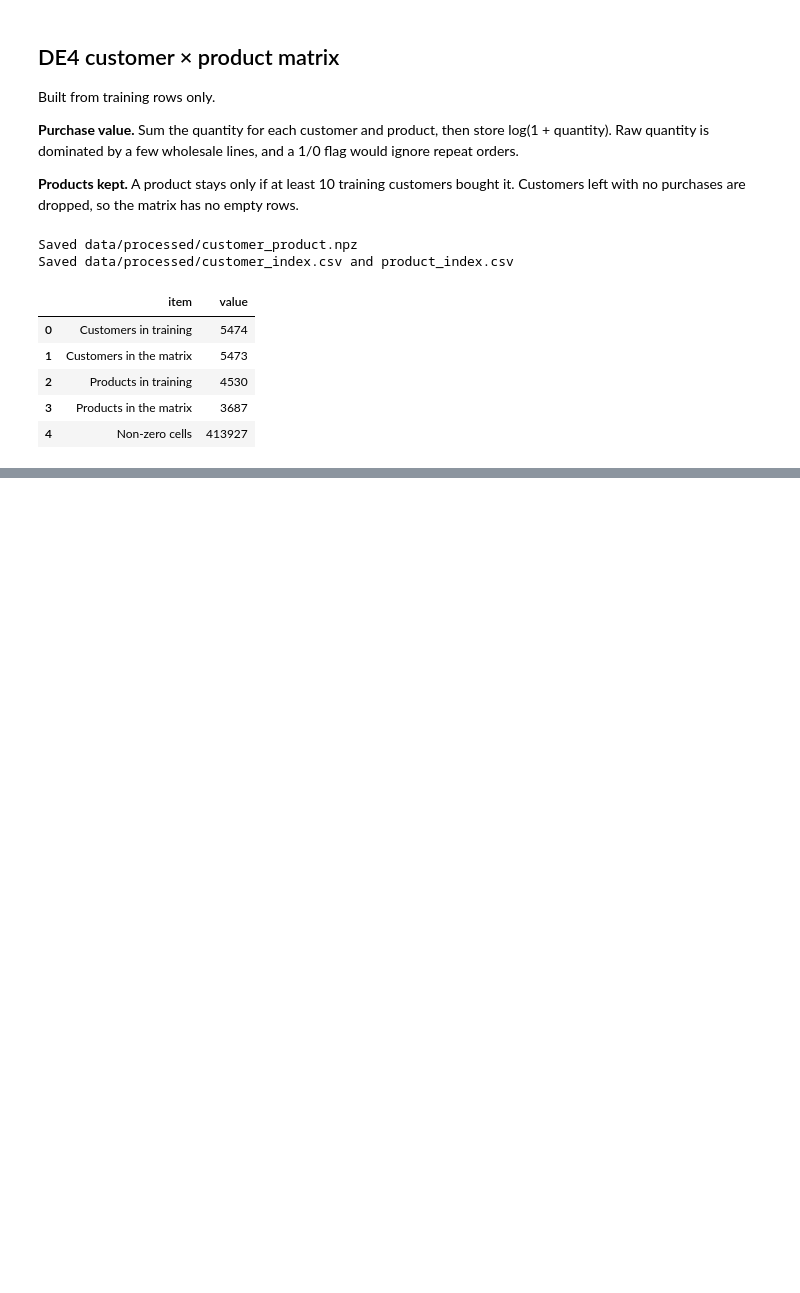
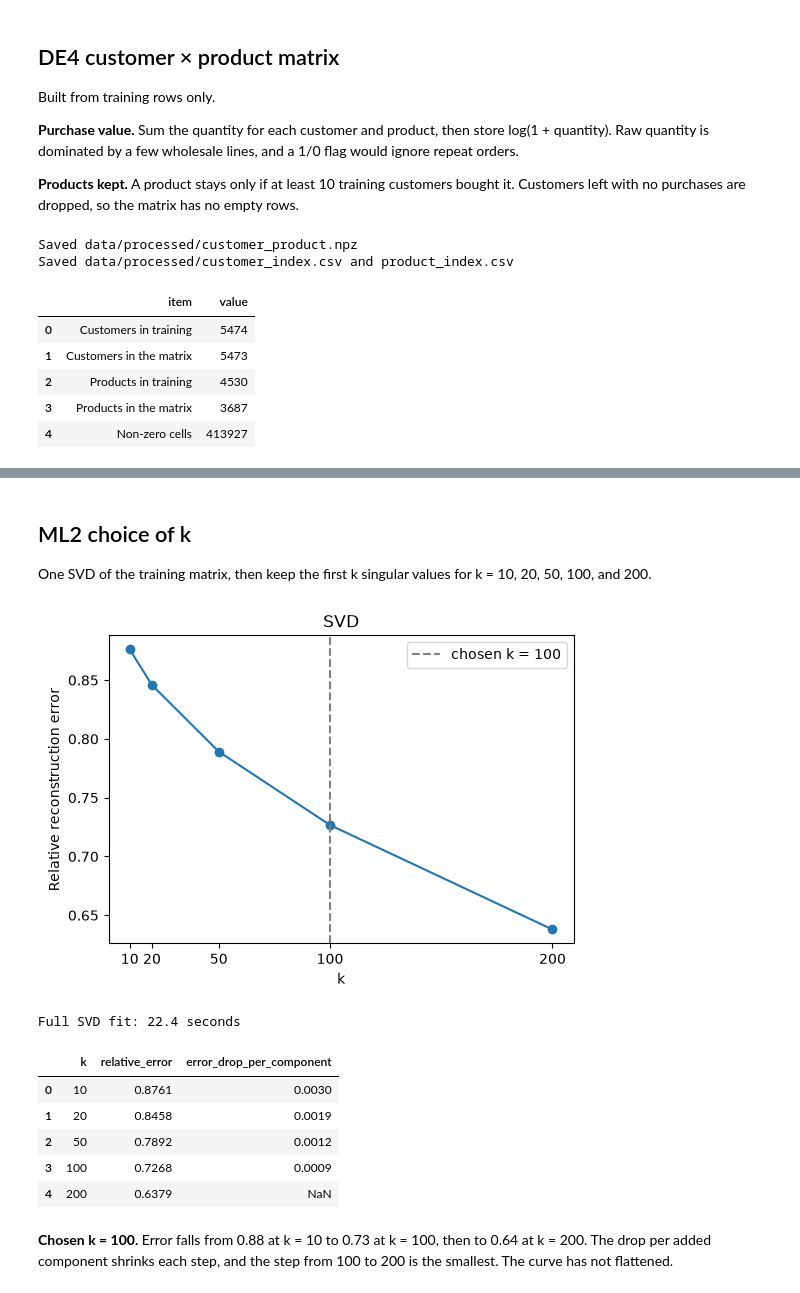
Before and after one commit to Alexander-Rees/DS5020MiniProject1, a Jupyter notebook: notebooks/data_exploration.ipynb, the cells around one changed output, grey strips where cells are left out. Cells and saved outputs as stored; diff of their text form; code cells hidden in the pictures; blank space fills up the shorter version.

```diff
--- a/notebooks/data_exploration.ipynb
+++ b/notebooks/data_exploration.ipynb
@@ -362,0 +406,58 @@ Saved data/processed/customer_index.csv and product_index.csv
+# %% [markdown]
+## ML2 choice of k
+
+One SVD of the training matrix, then keep the first k singular values for k = 10, 20, 50, 100, and 200.
+# %%
+import time
+
+ks = [10, 20, 50, 100, 200]
+CHOSEN_K = 100
+
+started = time.perf_counter()
+U, S, Vt = np.linalg.svd(A.toarray(), full_matrices=False)
+fit_seconds = time.perf_counter() - started
+norm_A = np.linalg.norm(S)
+
+records = []
+for k in ks:
+    records.append({
+        "k": k,
+        "relative_error": np.sqrt(np.sum(S[k:] ** 2)) / norm_A,
+    })
+
+svd_curve = pd.DataFrame(records)
+drops = []
+for i in range(len(svd_curve) - 1):
+    added = svd_curve.loc[i + 1, "k"] - svd_curve.loc[i, "k"]
+    drops.append(
+        (svd_curve.loc[i, "relative_error"] - svd_curve.loc[i + 1, "relative_error"]) / added
+    )
+drops.append(np.nan)
+svd_curve["error_drop_per_component"] = drops
+
+customer_factors = U[:, :CHOSEN_K] * S[:CHOSEN_K]
+product_factors = Vt[:CHOSEN_K].T
+
+fig, ax = plt.subplots(figsize=(6, 4))
+ax.plot(svd_curve["k"], svd_curve["relative_error"], marker="o")
+ax.axvline(CHOSEN_K, color="gray", linestyle="--", label=f"chosen k = {CHOSEN_K}")
+ax.set_xlabel("k")
+ax.set_ylabel("Relative reconstruction error")
+ax.set_title("SVD")
+ax.set_xticks(ks)
+ax.legend()
+plt.show()
+
+print(f"Full SVD fit: {fit_seconds:.1f} seconds")
+svd_curve.round(4)
+# %% [output]
+[figure, added]
+Full SVD fit: 22.4 seconds
+|  | k | relative_error | error_drop_per_component |
+| 0 | 10 | 0.8761 | 0.0030 |
+| 1 | 20 | 0.8458 | 0.0019 |
+| 2 | 50 | 0.7892 | 0.0012 |
+| 3 | 100 | 0.7268 | 0.0009 |
+| 4 | 200 | 0.6379 | NaN |
+# %% [markdown]
+**Chosen k = 100.** Error falls from 0.88 at k = 10 to 0.73 at k = 100, then to 0.64 at k = 200. The drop per added component shrinks each step, and the step from 100 to 200 is the smallest. The curve has not flattened.
```
Also changed, not shown: parts of 3 cells of this notebook.
